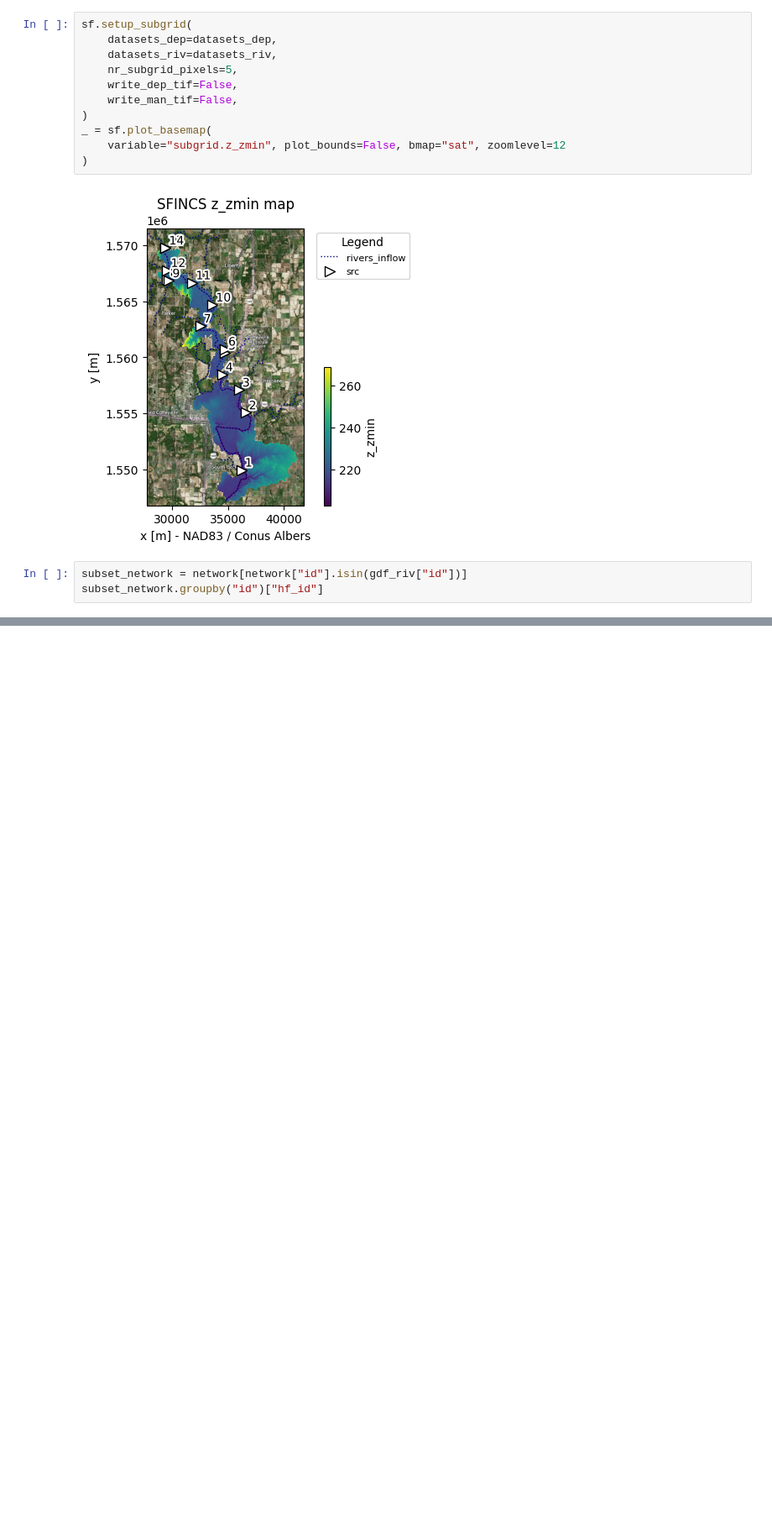
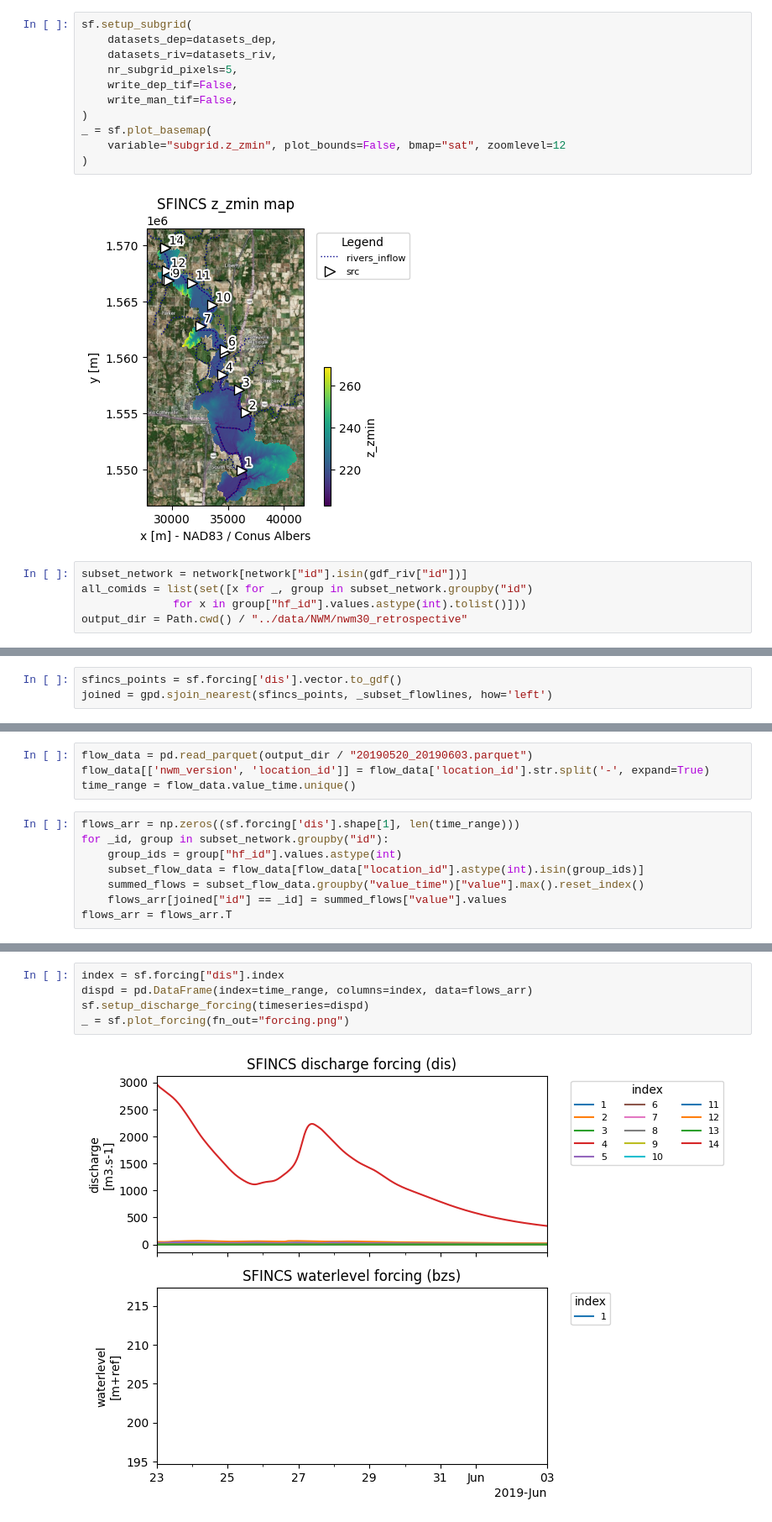
Before and after one commit to taddyb/near_real-time_sfincs, a Jupyter notebook: notebooks/01_build_sfincs_from_nwm.ipynb, the cells around one changed output, grey strips where cells are left out. Shown at 84% size. Cells and saved outputs as stored; diff of their text form; blank space fills up the shorter version.

Commit message:
added new changes for sfincs model run

```diff
--- a/notebooks/01_build_sfincs_from_nwm.ipynb
+++ b/notebooks/01_build_sfincs_from_nwm.ipynb
@@ -166,4 +166,6 @@ _ = sf.plot_basemap(
 [figure]
 # %%
 subset_network = network[network["id"].isin(gdf_riv["id"])]
-subset_network.groupby("id")["hf_id"]
+all_comids = list(set([x for _, group in subset_network.groupby("id")
+              for x in group["hf_id"].values.astype(int).tolist()]))
+output_dir = Path.cwd() / "../data/NWM/nwm30_retrospective"
@@ -172 +172,4 @@ subset_network.groupby("id")["hf_id"]
+# %%
+sfincs_points = sf.forcing['dis'].vector.to_gdf()
+joined = gpd.sjoin_nearest(sfincs_points, _subset_flowlines, how='left')
 # %%
@@ -185,0 +192,12 @@ KeyboardInterrupt:
+# %%
+flow_data = pd.read_parquet(output_dir / "20190520_20190603.parquet")
+flow_data[['nwm_version', 'location_id']] = flow_data['location_id'].str.split('-', expand=True)
+time_range = flow_data.value_time.unique()
+# %%
+flows_arr = np.zeros((sf.forcing['dis'].shape[1], len(time_range)))
+for _id, group in subset_network.groupby("id"):
+    group_ids = group["hf_id"].values.astype(int)
+    subset_flow_data = flow_data[flow_data["location_id"].astype(int).isin(group_ids)]
+    summed_flows = subset_flow_data.groupby("value_time")["value"].max().reset_index()
+    flows_arr[joined["id"] == _id] = summed_flows["value"].values
+flows_arr = flows_arr.T
@@ -185,0 +236,7 @@ KeyboardInterrupt:
+# %%
+index = sf.forcing["dis"].index
+dispd = pd.DataFrame(index=time_range, columns=index, data=flows_arr)
+sf.setup_discharge_forcing(timeseries=dispd)
+_ = sf.plot_forcing(fn_out="forcing.png")
+# %% [output]
+[figure, added]
```
Also changed, not shown: parts of 9 cells of this notebook, 3 other files.
